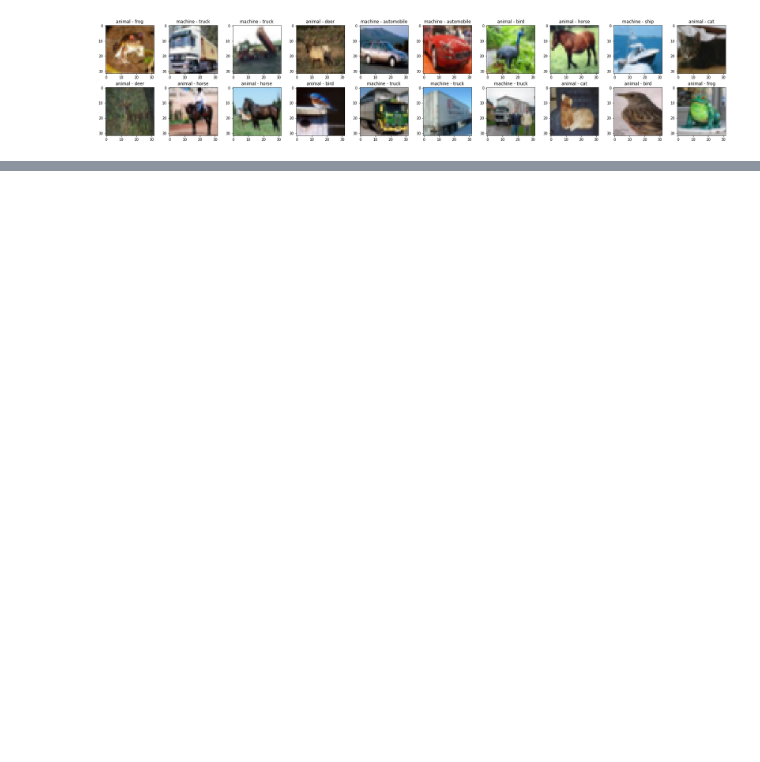
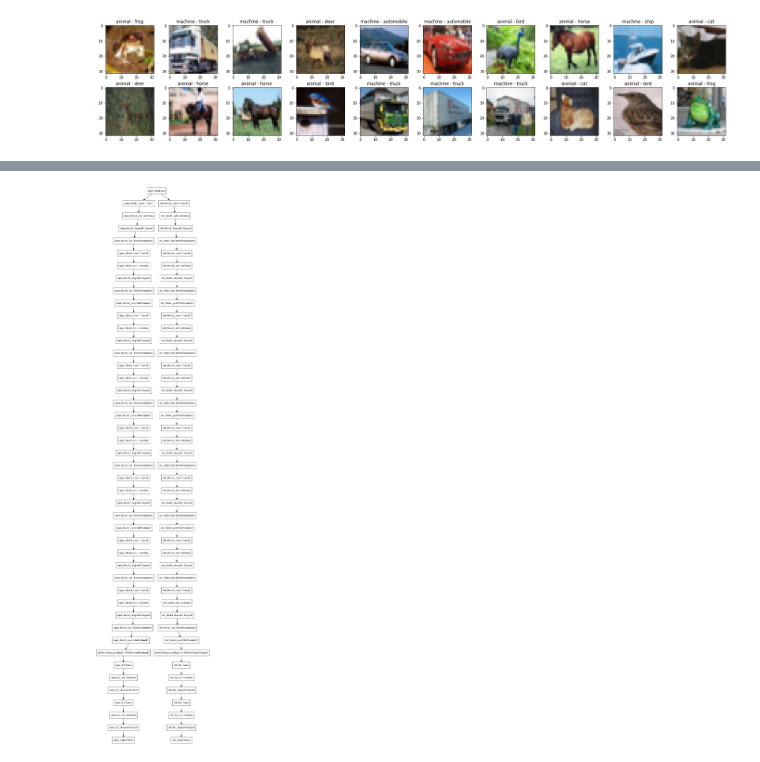
Before and after one commit to edwin-yan/hierarchical_classification, a Jupyter notebook: CIFAR10-flat.ipynb, the cells around one changed output, grey strips where cells are left out. Saved outputs shown, nothing was run; the diff lists cells and outputs as text; code cells hidden in the pictures; blank space fills up the shorter version.

```diff
--- a/CIFAR10-flat.ipynb
+++ b/CIFAR10-flat.ipynb
@@ -159,3 +179,7 @@ model.compile(
+# %%
+tf.keras.utils.plot_model(model, show_shapes=False, show_dtype=False, show_layer_names=True, rankdir='TB', expand_nested=False)
+# %% [output]
+[figure, added]
 # %%
 logdir = "./logs/fit/" + datetime.now().strftime("%Y%m%d-%H%M%S")
 
```
Also changed, not shown: parts of 8 cells of this notebook, 2 other files.
